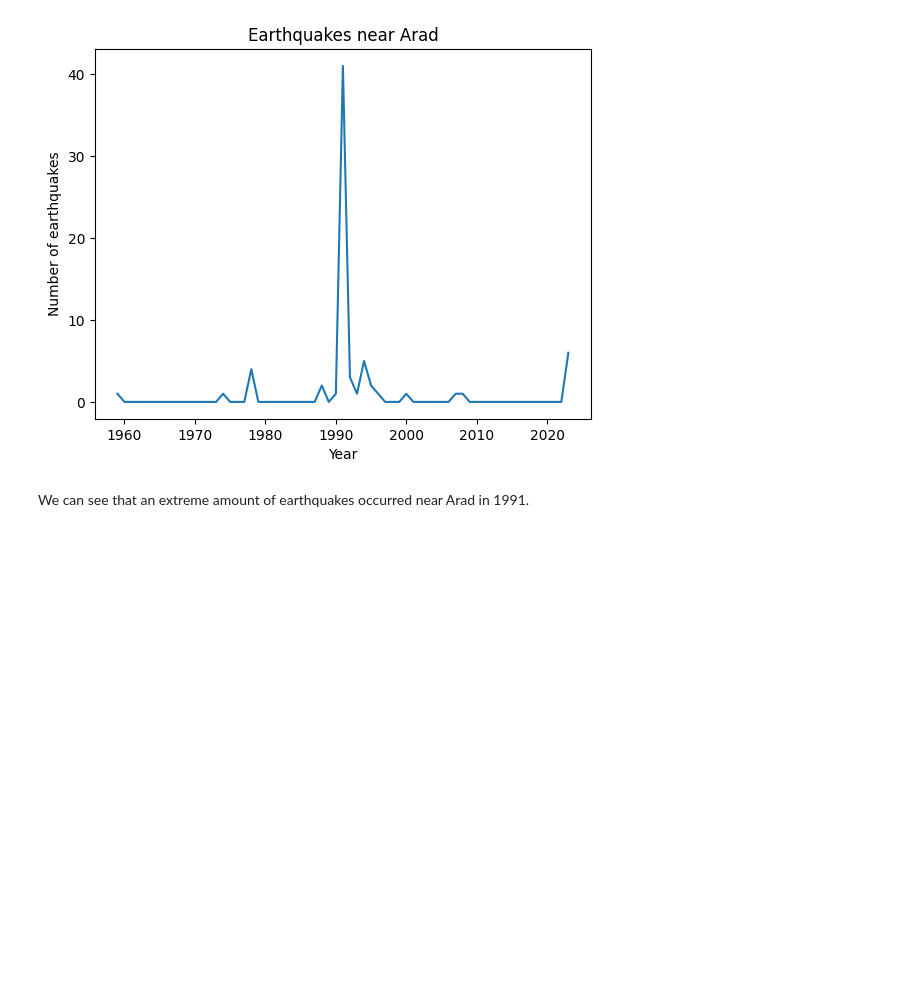
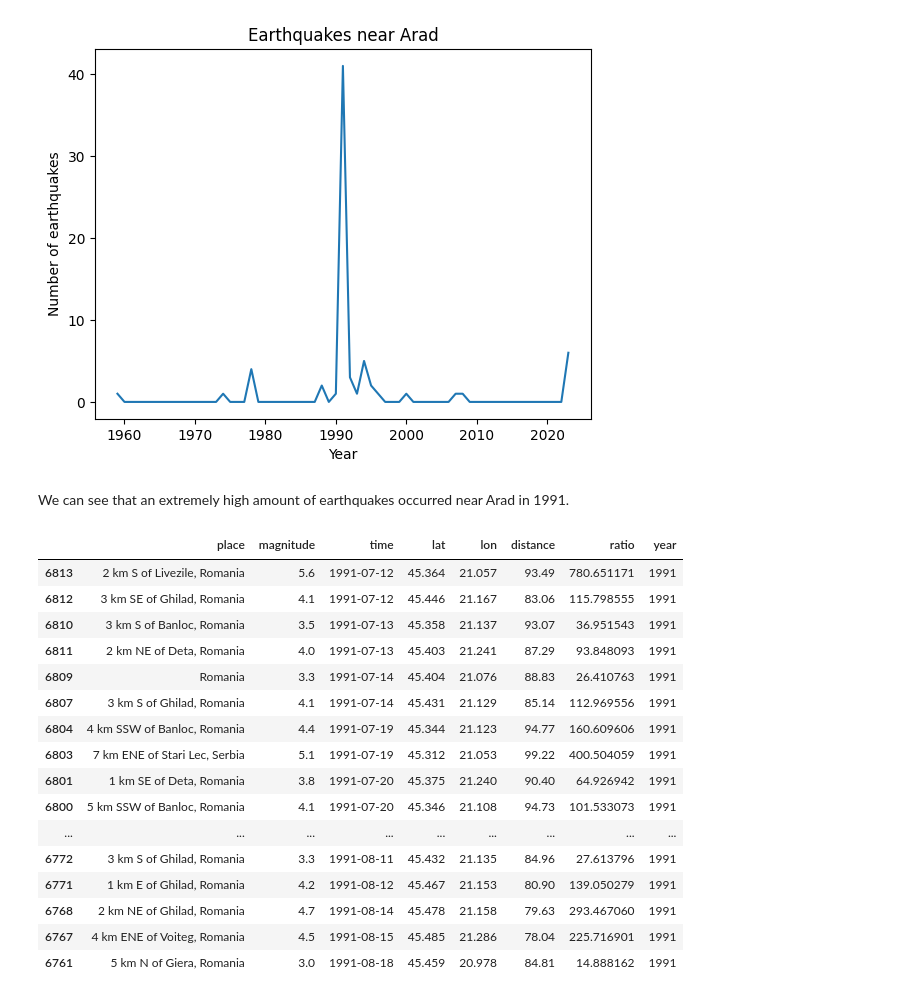
Before and after one commit to mairovitzmario/earthquake, a Jupyter notebook: project.ipynb, the cells around one changed output. Drawn from its saved outputs; the diff is of its cells as text; code cells hidden in the pictures; blank space fills up the shorter version.

```diff
--- a/project.ipynb
+++ b/project.ipynb
@@ -230,4 +230,25 @@ plt.show()
 # %% [output]
 [figure]
 # %% [markdown]
-We can see that an extreme amount of earthquakes occurred near Arad in 1991.
+We can see that an extremely high amount of earthquakes occurred near Arad in 1991.
+# %%
+eq_1991 = df_close[df_close['year']==1991].sort_values('time').copy(deep=True)
+eq_1991.head(20)
+# %% [output]
+|  | place | magnitude | time | lat | lon | distance | ratio | year |
+| 6813 | 2 km S of Livezile, Romania | 5.6 | 1991-07-12 | 45.364 | 21.057 | 93.49 | 780.651171 | 1991 |
+| 6812 | 3 km SE of Ghilad, Romania | 4.1 | 1991-07-12 | 45.446 | 21.167 | 83.06 | 115.798555 | 1991 |
+| 6810 | 3 km S of Banloc, Romania | 3.5 | 1991-07-13 | 45.358 | 21.137 | 93.07 | 36.951543 | 1991 |
+| 6811 | 2 km NE of Deta, Romania | 4.0 | 1991-07-13 | 45.403 | 21.241 | 87.29 | 93.848093 | 1991 |
+| 6809 | Romania | 3.3 | 1991-07-14 | 45.404 | 21.076 | 88.83 | 26.410763 | 1991 |
+| 6807 | 3 km S of Ghilad, Romania | 4.1 | 1991-07-14 | 45.431 | 21.129 | 85.14 | 112.969556 | 1991 |
+| 6804 | 4 km SSW of Banloc, Romania | 4.4 | 1991-07-19 | 45.344 | 21.123 | 94.77 | 160.609606 | 1991 |
+| 6803 | 7 km ENE of Stari Lec, Serbia | 5.1 | 1991-07-19 | 45.312 | 21.053 | 99.22 | 400.504059 | 1991 |
+| 6801 | 1 km SE of Deta, Romania | 3.8 | 1991-07-20 | 45.375 | 21.240 | 90.40 | 64.926942 | 1991 |
+| 6800 | 5 km SSW of Banloc, Romania | 4.1 | 1991-07-20 | 45.346 | 21.108 | 94.73 | 101.533073 | 1991 |
+| ... | ... | ... | ... | ... | ... | ... | ... | ... |
+| 6772 | 3 km S of Ghilad, Romania | 3.3 | 1991-08-11 | 45.432 | 21.135 | 84.96 | 27.613796 | 1991 |
+| 6771 | 1 km E of Ghilad, Romania | 4.2 | 1991-08-12 | 45.467 | 21.153 | 80.90 | 139.050279 | 1991 |
+| 6768 | 2 km NE of Ghilad, Romania | 4.7 | 1991-08-14 | 45.478 | 21.158 | 79.63 | 293.467060 | 1991 |
+| 6767 | 4 km ENE of Voiteg, Romania | 4.5 | 1991-08-15 | 45.485 | 21.286 | 78.04 | 225.716901 | 1991 |
+| 6761 | 5 km N of Giera, Romania | 3.0 | 1991-08-18 | 45.459 | 20.978 | 84.81 | 14.888162 | 1991 |
```
Also changed, not shown: parts of 10 cells of this notebook.
